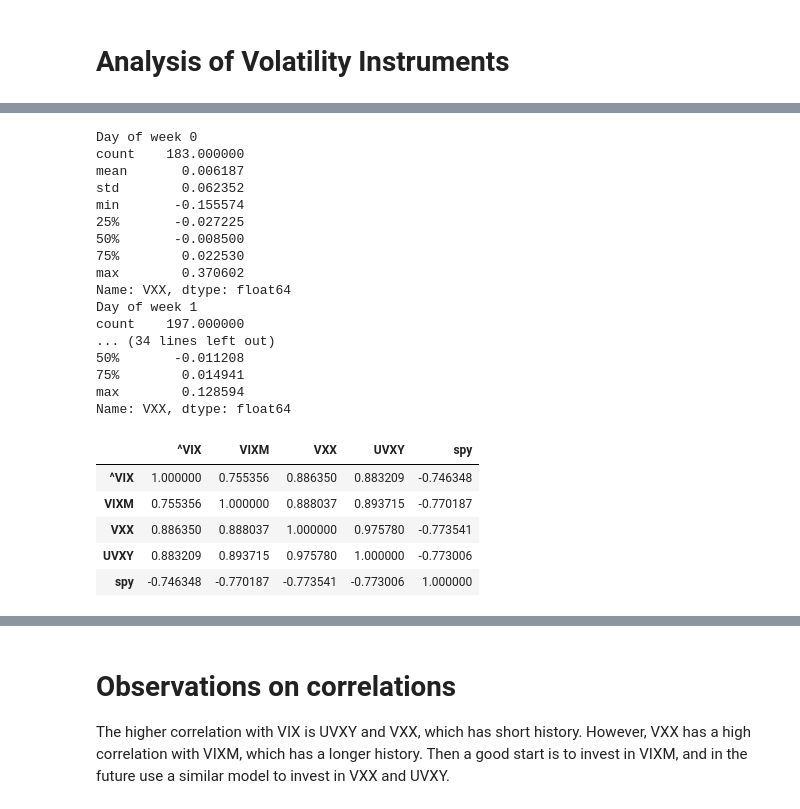
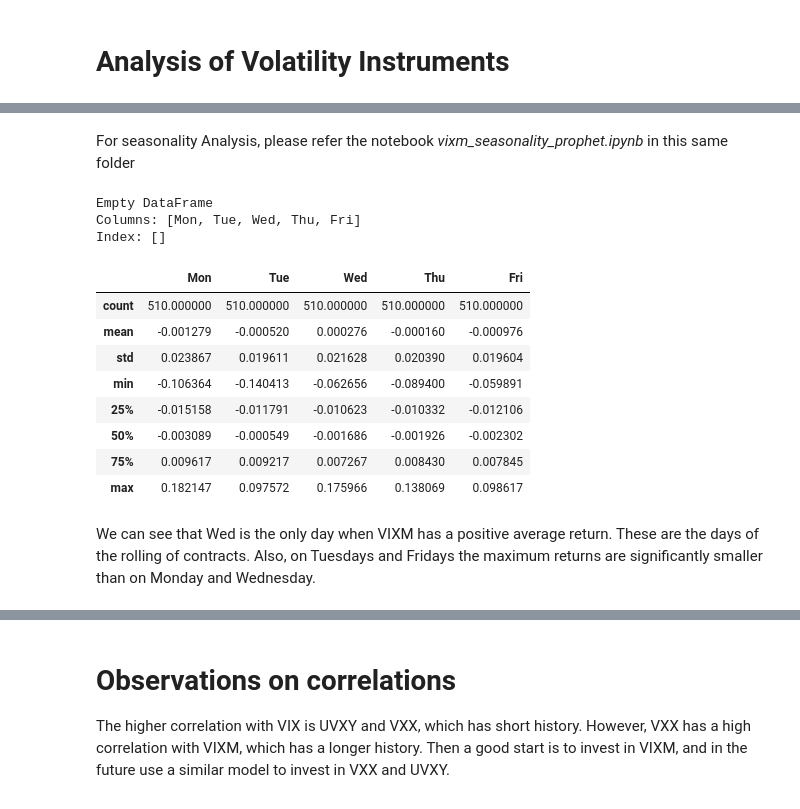
Before and after one commit to paocarvajal1912/VIXM-Algorithmic-Strategy, a Jupyter notebook: analysis/volatility_security_analysis.ipynb, the cells around one changed output, grey strips where cells are left out. Drawn from its saved outputs; the diff is of its cells as text; code cells hidden in the pictures.

```diff
--- a/analysis/volatility_security_analysis.ipynb
+++ b/analysis/volatility_security_analysis.ipynb
@@ -154,31 +99,32 @@ Name: VXX, Length: 960, dtype: float64
-# %%
-for i in range(0,5):
-    print (f"Day of week {i}")
-    print(returns_df[returns_df.index.dayofweek==i].describe())
-# %% [output]
-Day of week 0
-count    183.000000
-mean       0.006187
-std        0.062352
-min       -0.155574
-25%       -0.027225
-50%       -0.008500
-75%        0.022530
-max        0.370602
-Name: VXX, dtype: float64
-Day of week 1
-count    197.000000
-... (34 lines left out)
-50%       -0.011208
-75%        0.014941
-max        0.128594
-Name: VXX, dtype: float64
-# %%
-returns.corr()
-# %% [output]
-|  | ^VIX | VIXM | VXX | UVXY | spy |
-| ^VIX | 1.000000 | 0.755356 | 0.886350 | 0.883209 | -0.746348 |
-| VIXM | 0.755356 | 1.000000 | 0.888037 | 0.893715 | -0.770187 |
-| VXX | 0.886350 | 0.888037 | 1.000000 | 0.975780 | -0.773541 |
-| UVXY | 0.883209 | 0.893715 | 0.975780 | 1.000000 | -0.773006 |
-| spy | -0.746348 | -0.770187 | -0.773541 | -0.773006 | 1.000000 |
+# %% [markdown]
+For seasonality Analysis, please refer the notebook *vixm_seasonality_prophet.ipynb* in this same folder
+# %%
+# Summary Statistics by day of the week
+dayofweek=["Mon","Tue","Wed","Thu","Fri"]
+returns_vixm_dayofweek=pd.DataFrame(columns=dayofweek)
+print(returns_vixm_dayofweek)
+
+for day in range(0,5):
+    #print (f"{dayofweek[day]}")
+    #print(returns_vixm_df[returns_vixm_df.index.dayofweek==day].describe())
+    #print(returns_vixm_df[returns_vixm_df.index.dayofweek==day].reset_index()["VIXM"])
+    returns_vixm_dayofweek[dayofweek[day]]=returns_vixm_df[returns_vixm_df.index.dayofweek==day].reset_index()["VIXM"]
+    #print(returns_vixm_dayofweek[dayofweek[day]])
+
+returns_vixm_dayofweek.describe()
+# %% [output]
+Empty DataFrame
+Columns: [Mon, Tue, Wed, Thu, Fri]
+Index: []
+|  | Mon | Tue | Wed | Thu | Fri |
+| count | 510.000000 | 510.000000 | 510.000000 | 510.000000 | 510.000000 |
+| mean | -0.001279 | -0.000520 | 0.000276 | -0.000160 | -0.000976 |
+| std | 0.023867 | 0.019611 | 0.021628 | 0.020390 | 0.019604 |
+| min | -0.106364 | -0.140413 | -0.062656 | -0.089400 | -0.059891 |
+| 25% | -0.015158 | -0.011791 | -0.010623 | -0.010332 | -0.012106 |
+| 50% | -0.003089 | -0.000549 | -0.001686 | -0.001926 | -0.002302 |
+| 75% | 0.009617 | 0.009217 | 0.007267 | 0.008430 | 0.007845 |
+| max | 0.182147 | 0.097572 | 0.175966 | 0.138069 | 0.098617 |
+# %% [markdown]
+We can see that Wed is the only day when VIXM has a positive average return. These are the days of the rolling of contracts.
+Also, on Tuesdays and Fridays the maximum returns are significantly smaller than on Monday and Wednesday.
```
Also changed, not shown: parts of 20 cells of this notebook.
